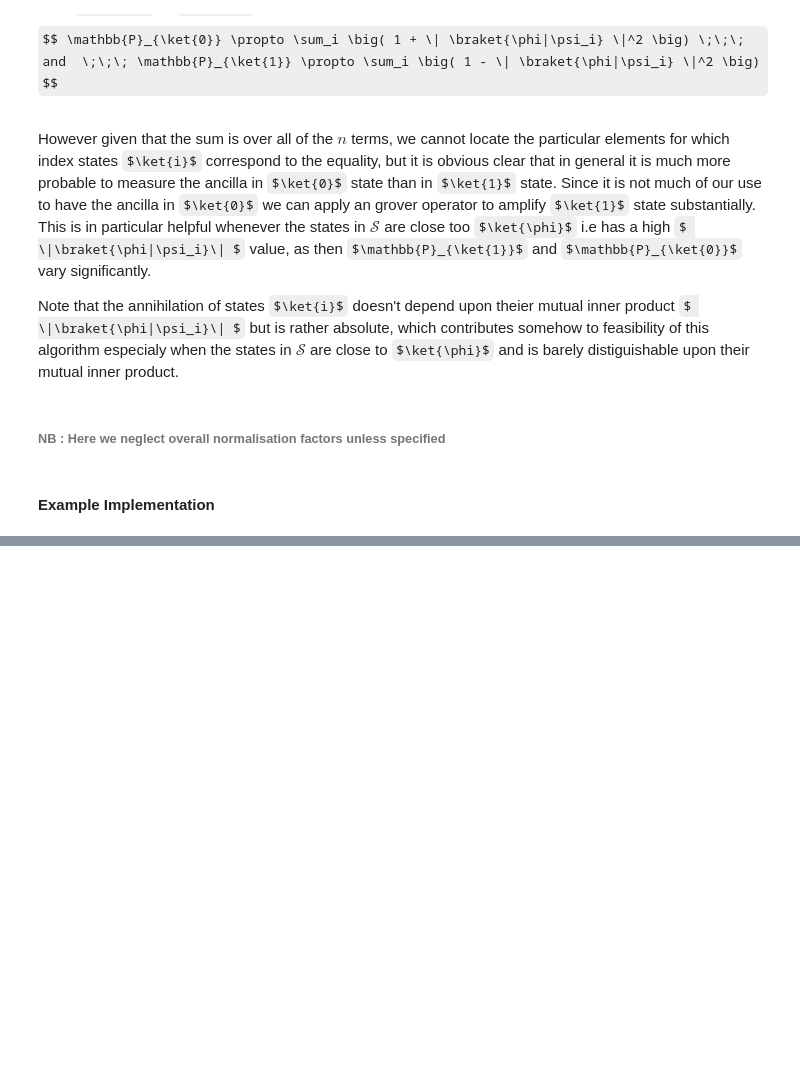
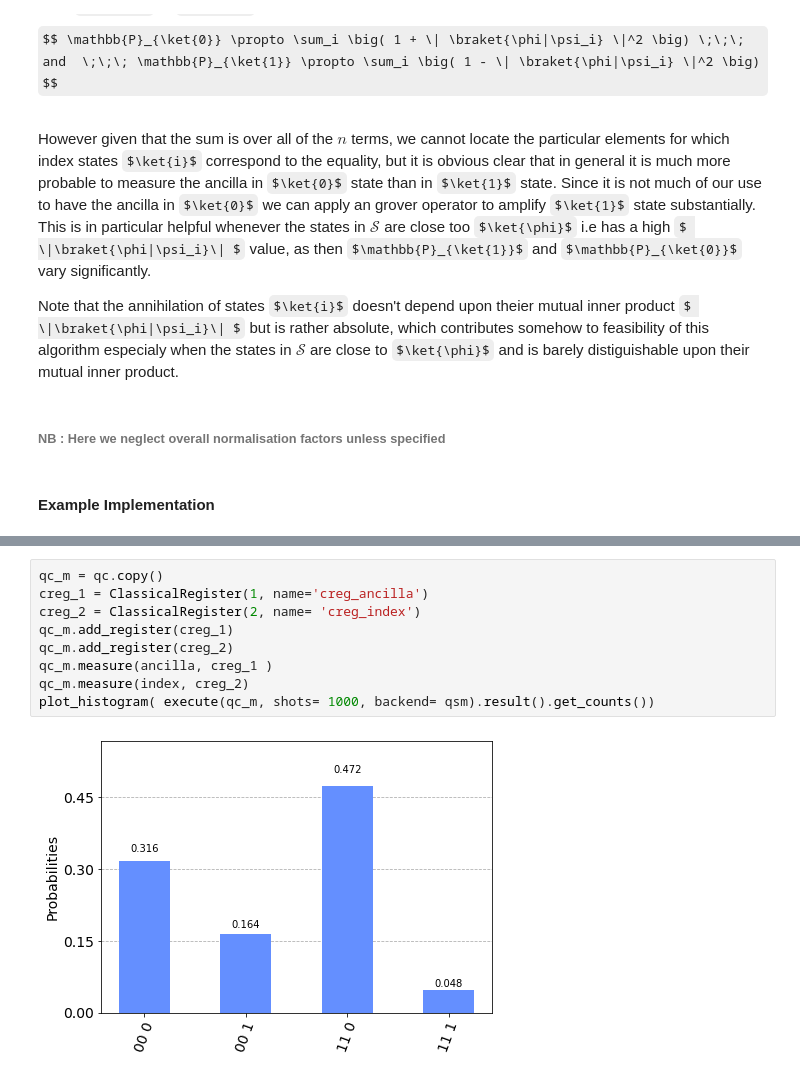
Before and after one commit to pafloxy/QuantumAlgorithmsCollect, a Jupyter notebook: database_lookup_algorithm.ipynb, the cells around one changed output, grey strips where cells are left out. Drawn from its saved outputs; the diff is of its cells as text; some formulas as TeX source; blank space fills up the shorter version.

```diff
--- a/database_lookup_algorithm.ipynb
+++ b/database_lookup_algorithm.ipynb
@@ -38,0 +83,11 @@ Note that the annihilation of states $\ket{i}$ doesn't depend upon theier mutual
+# %%
+qc_m = qc.copy()
+creg_1 = ClassicalRegister(1, name='creg_ancilla')
+creg_2 = ClassicalRegister(2, name= 'creg_index')
+qc_m.add_register(creg_1)
+qc_m.add_register(creg_2)
+qc_m.measure(ancilla, creg_1 )
+qc_m.measure(index, creg_2)
+plot_histogram( execute(qc_m, shots= 1000, backend= qsm).result().get_counts())
+# %% [output]
+[figure, added]
```
Also changed, not shown: parts of 6 cells of this notebook, 3 other files.
